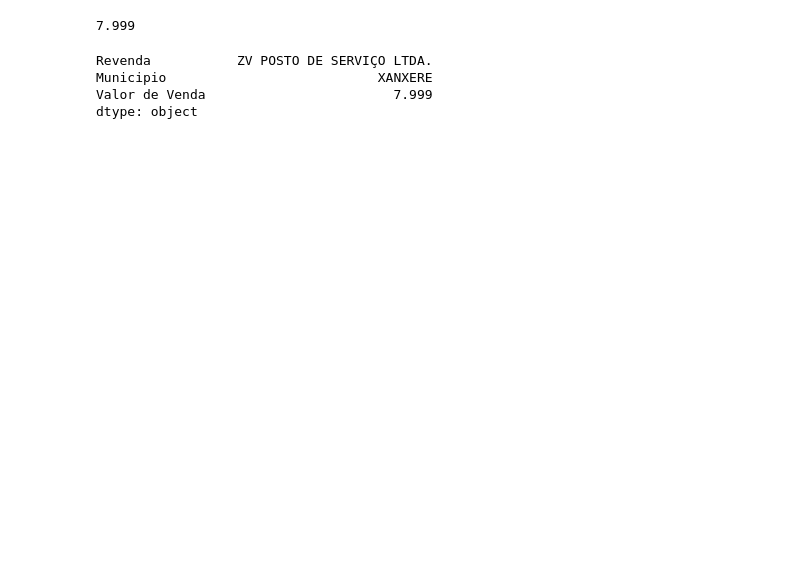
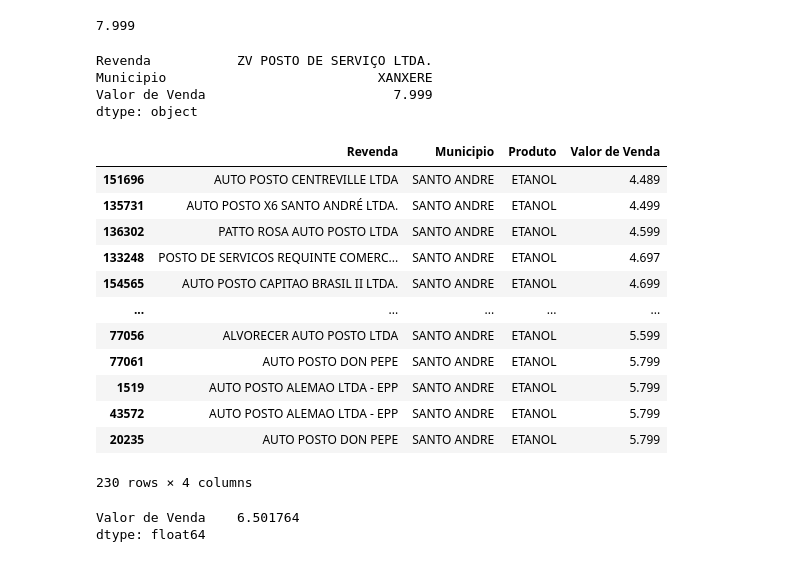
Before and after one commit to L1NEA/PythonPanda2023.01, a Jupyter notebook: Pandas01.ipynb, the cells around one changed output. Drawn from its saved outputs; the diff is of its cells as text; code cells hidden in the pictures; blank space fills up the shorter version.

```diff
--- a/Pandas01.ipynb
+++ b/Pandas01.ipynb
@@ -253,3 +252,33 @@ Revenda           ZV POSTO DE SERVIÇO LTDA.
 Municipio                           XANXERE
 Valor de Venda                        7.999
 dtype: object
+# %%
+# Dataframe.loc[] com multiplas condições para filtragem
+
+# Quais são os preços dos postos que vendem ETANOL na cidade de SANTO ANDRE ordenado do menor -> maior
+
+etanol_santoandre_df = ca_df.loc[(ca_df ['Produto'] == 'ETANOL') & (ca_df ['Municipio'] == 'SANTO ANDRE')]
+display (etanol_santoandre_df.sort_values(by='Valor de Venda'))
+# %% [output]
+|  | Revenda | Municipio | Produto | Valor de Venda |
+| 151696 | AUTO POSTO CENTREVILLE LTDA | SANTO ANDRE | ETANOL | 4.489 |
+| 135731 | AUTO POSTO X6 SANTO ANDRÉ LTDA. | SANTO ANDRE | ETANOL | 4.499 |
+| 136302 | PATTO ROSA AUTO POSTO LTDA | SANTO ANDRE | ETANOL | 4.599 |
+| 133248 | POSTO DE SERVICOS REQUINTE COMERC... | SANTO ANDRE | ETANOL | 4.697 |
+| 154565 | AUTO POSTO CAPITAO BRASIL II LTDA. | SANTO ANDRE | ETANOL | 4.699 |
+| ... | ... | ... | ... | ... |
+| 77056 | ALVORECER AUTO POSTO LTDA | SANTO ANDRE | ETANOL | 5.599 |
+| 77061 | AUTO POSTO DON PEPE | SANTO ANDRE | ETANOL | 5.799 |
+| 1519 | AUTO POSTO ALEMAO LTDA - EPP | SANTO ANDRE | ETANOL | 5.799 |
+| 43572 | AUTO POSTO ALEMAO LTDA - EPP | SANTO ANDRE | ETANOL | 5.799 |
+| 20235 | AUTO POSTO DON PEPE | SANTO ANDRE | ETANOL | 5.799 |
+230 rows × 4 columns
+# %%
+# Qual é a média de preço dos combustíveis GASOLINA e GASOLINA ADITIVADA do bairro VILA FORMOSA em SÃO PAULO
+display (combustiveis_df.loc[(combustiveis_df['Bairro'] == 'VILA FORMOSA') &
+                             (combustiveis_df ['Municipio'] == 'SAO PAULO') &
+                             ((combustiveis_df ['Produto'] == 'GASOLINA') | (combustiveis_df ['Produto'] == 'GASOLINA ADITIVADA')),
+                             ['Valor de Venda']].mean())
+# %% [output]
+Valor de Venda    6.501764
+dtype: float64
```
Also changed, not shown: parts of 6 cells of this notebook.
